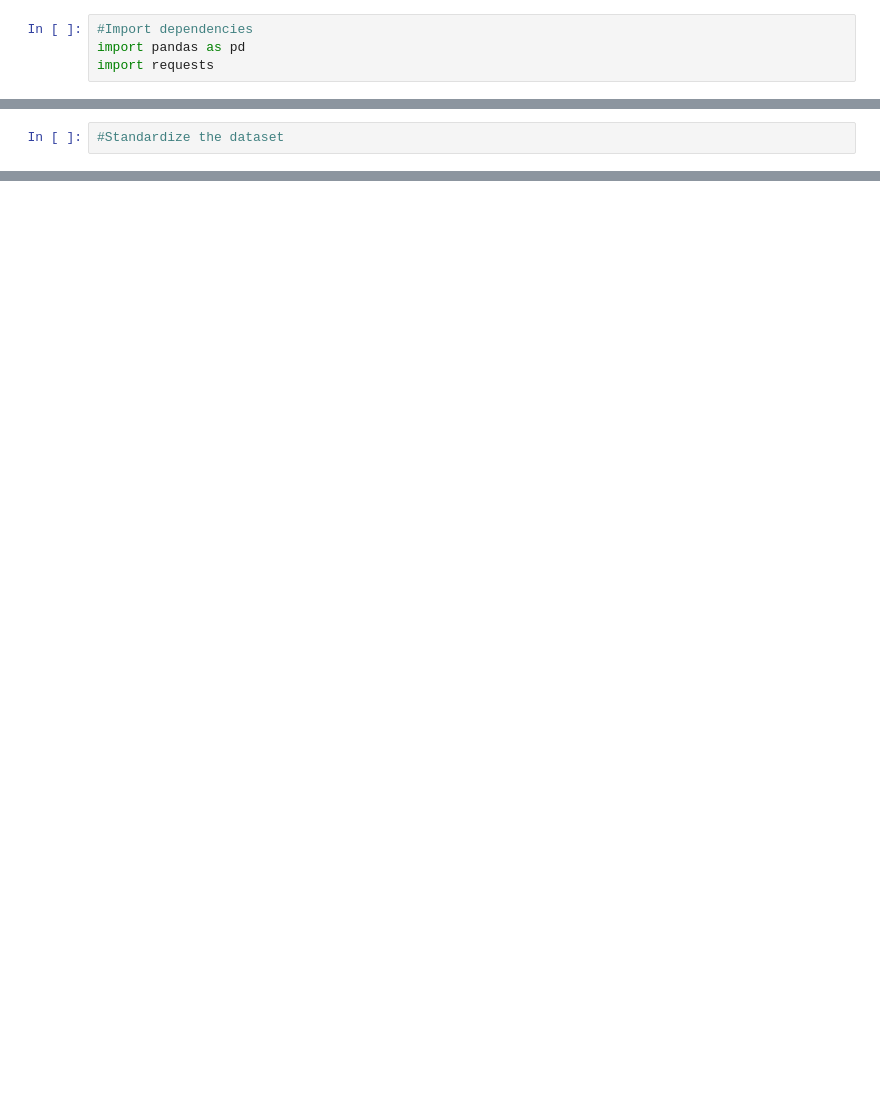
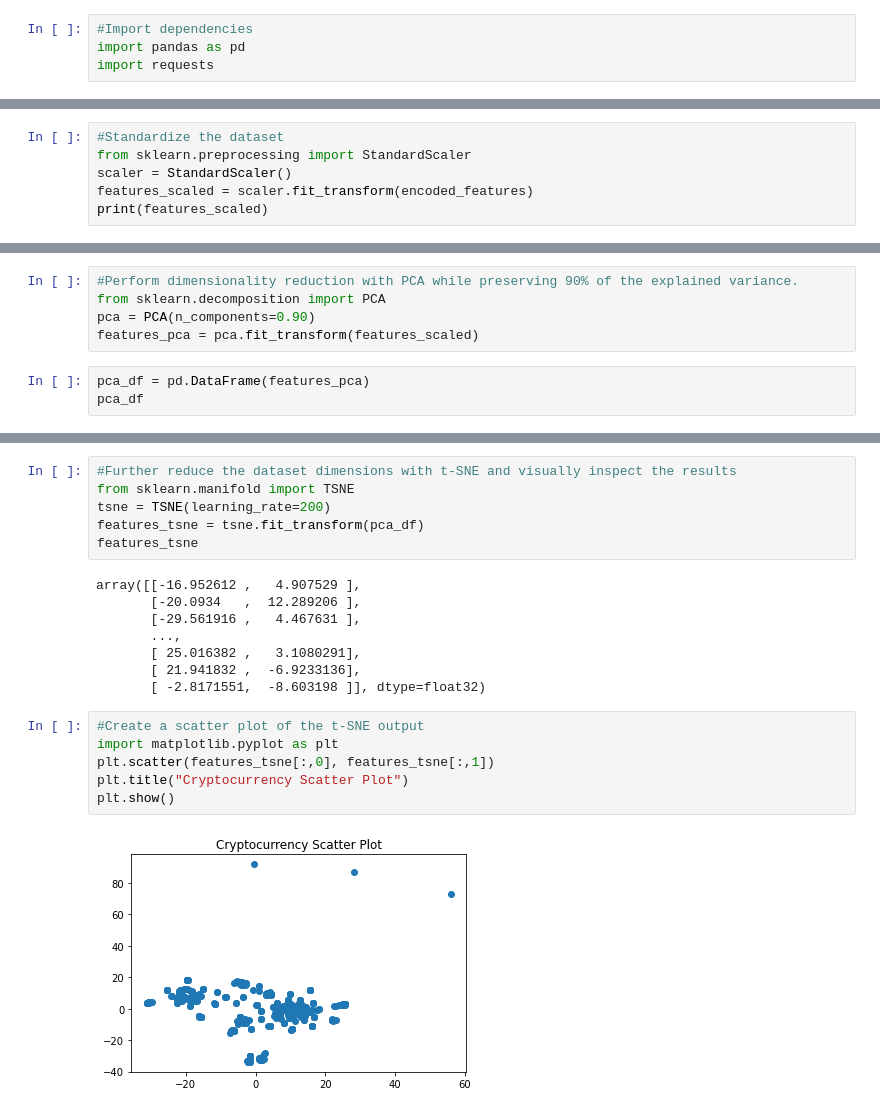
Before and after one commit to ToniEdwards/Unsupervised-Machine-Learning-Challenge, a Jupyter notebook: Cryptocurrency Clusters.ipynb, the cells around one changed output, grey strips where cells are left out. Saved outputs shown, nothing was run; the diff lists cells and outputs as text; blank space fills up the shorter version.

```diff
--- a/Cryptocurrency Clusters.ipynb
+++ b/Cryptocurrency Clusters.ipynb
@@ -126,3 +126,7 @@ Index(['Unnamed: 0', 'TotalCoinsMined', 'TotalCoinSupply',
       dtype='object')
 # %%
 #Standardize the dataset
+from sklearn.preprocessing import StandardScaler
+scaler = StandardScaler()
+features_scaled = scaler.fit_transform(encoded_features)
+print(features_scaled)
@@ -128,0 +147,8 @@ Index(['Unnamed: 0', 'TotalCoinsMined', 'TotalCoinSupply',
+# %%
+#Perform dimensionality reduction with PCA while preserving 90% of the explained variance.
+from sklearn.decomposition import PCA
+pca = PCA(n_components=0.90)
+features_pca = pca.fit_transform(features_scaled)
+# %%
+pca_df = pd.DataFrame(features_pca)
+pca_df
@@ -128,0 +188,22 @@ Index(['Unnamed: 0', 'TotalCoinsMined', 'TotalCoinSupply',
+# %%
+#Further reduce the dataset dimensions with t-SNE and visually inspect the results
+from sklearn.manifold import TSNE
+tsne = TSNE(learning_rate=200)
+features_tsne = tsne.fit_transform(pca_df)
+features_tsne
+# %% [output]
+array([[-16.952612 ,   4.907529 ],
+       [-20.0934   ,  12.289206 ],
+       [-29.561916 ,   4.467631 ],
+       ...,
+       [ 25.016382 ,   3.1080291],
+       [ 21.941832 ,  -6.9233136],
+       [ -2.8171551,  -8.603198 ]], dtype=float32)
+# %%
+#Create a scatter plot of the t-SNE output
+import matplotlib.pyplot as plt
+plt.scatter(features_tsne[:,0], features_tsne[:,1])
+plt.title("Cryptocurrency Scatter Plot")
+plt.show()
+# %% [output]
+[figure, added]
```
Also changed, not shown: parts of 16 cells of this notebook.
